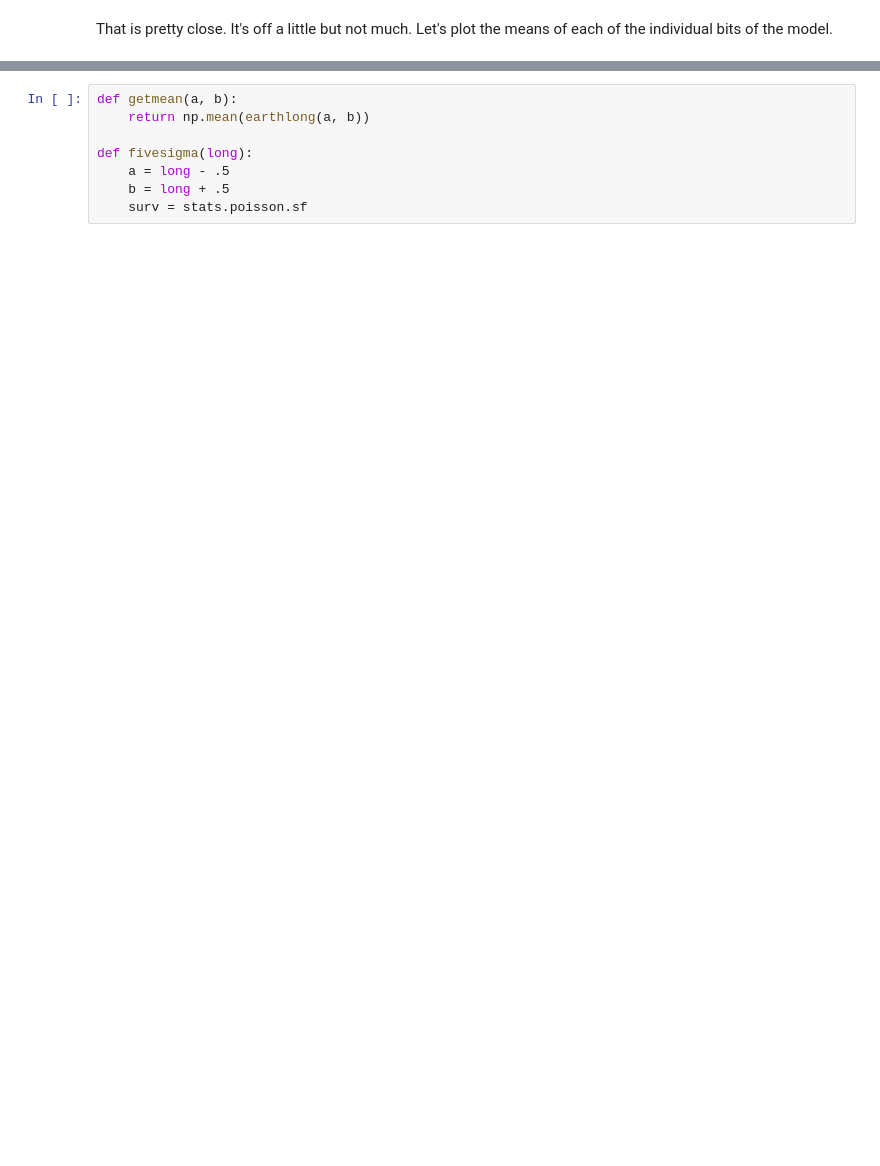
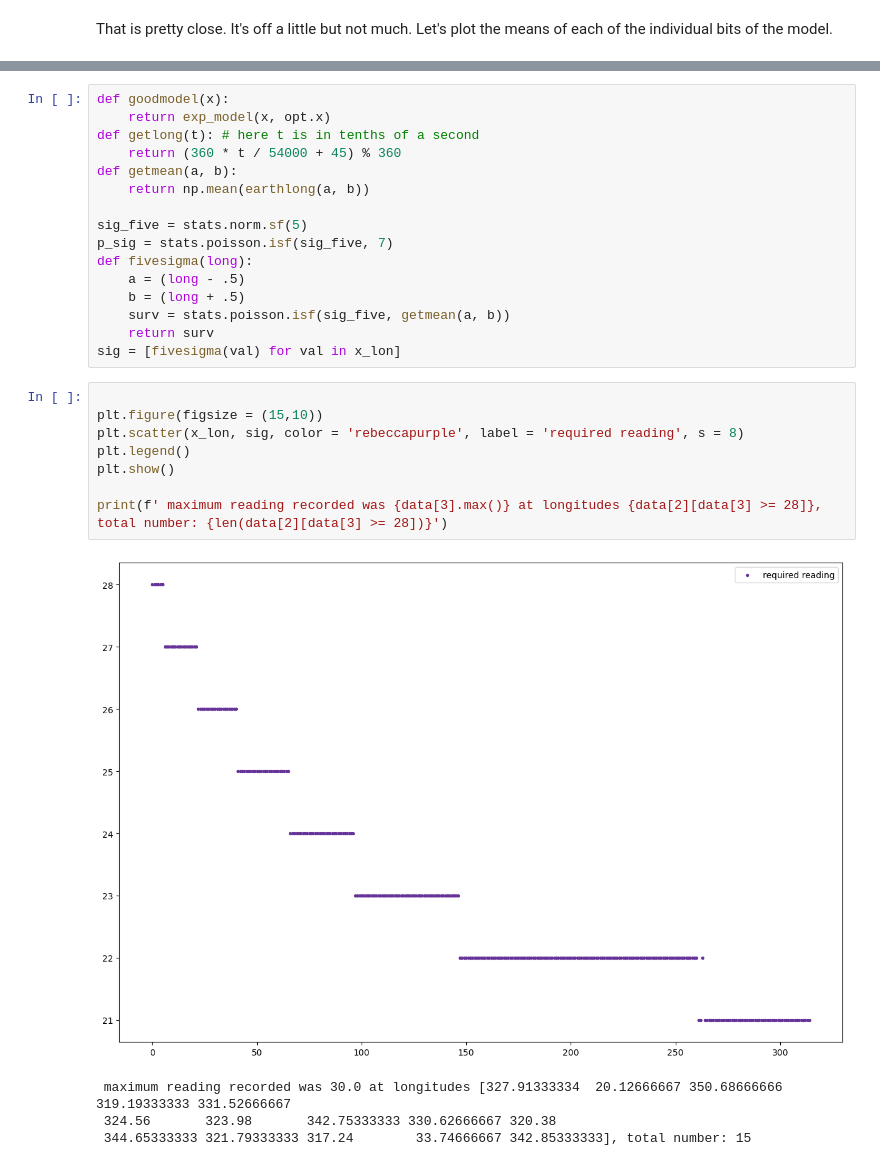
Before and after one commit to yeslikethetruck/initial, a Jupyter notebook: Labs/Lab 4.ipynb, the cells around one changed output, grey strips where cells are left out. Saved outputs shown, nothing was run; the diff lists cells and outputs as text; blank space fills up the shorter version.

```diff
--- a/Labs/Lab 4.ipynb
+++ b/Labs/Lab 4.ipynb
@@ -302,8 +339,29 @@ Well, well, well. That looks pretty stinkin' good.
 # %%
+def goodmodel(x):
+    return exp_model(x, opt.x)
+def getlong(t): # here t is in tenths of a second
+    return (360 * t / 54000 + 45) % 360
 def getmean(a, b):
     return np.mean(earthlong(a, b))
 
+sig_five = stats.norm.sf(5)
+p_sig = stats.poisson.isf(sig_five, 7)
 def fivesigma(long):
-    a = long - .5
-    b = long + .5
-    surv = stats.poisson.sf
+    a = (long - .5)
+    b = (long + .5)
+    surv = stats.poisson.isf(sig_five, getmean(a, b))
+    return surv
+sig = [fivesigma(val) for val in x_lon]
+# %%
+
+plt.figure(figsize = (15,10))
+plt.scatter(x_lon, sig, color = 'rebeccapurple', label = 'required reading', s = 8)
+plt.legend()
+plt.show()
+
+print(f' maximum reading recorded was {data[3].max()} at longitudes {data[2][data[3] >= 28]}, total number: {len(data[2][data[3] >= 28])}')
+# %% [output]
+[figure, added]
+ maximum reading recorded was 30.0 at longitudes [327.91333334  20.12666667 350.68666666 319.19333333 331.52666667
+ 324.56       323.98       342.75333333 330.62666667 320.38
+ 344.65333333 321.79333333 317.24        33.74666667 342.85333333], total number: 15
```
Also changed, not shown: parts of 18 cells of this notebook, 1 other file.
